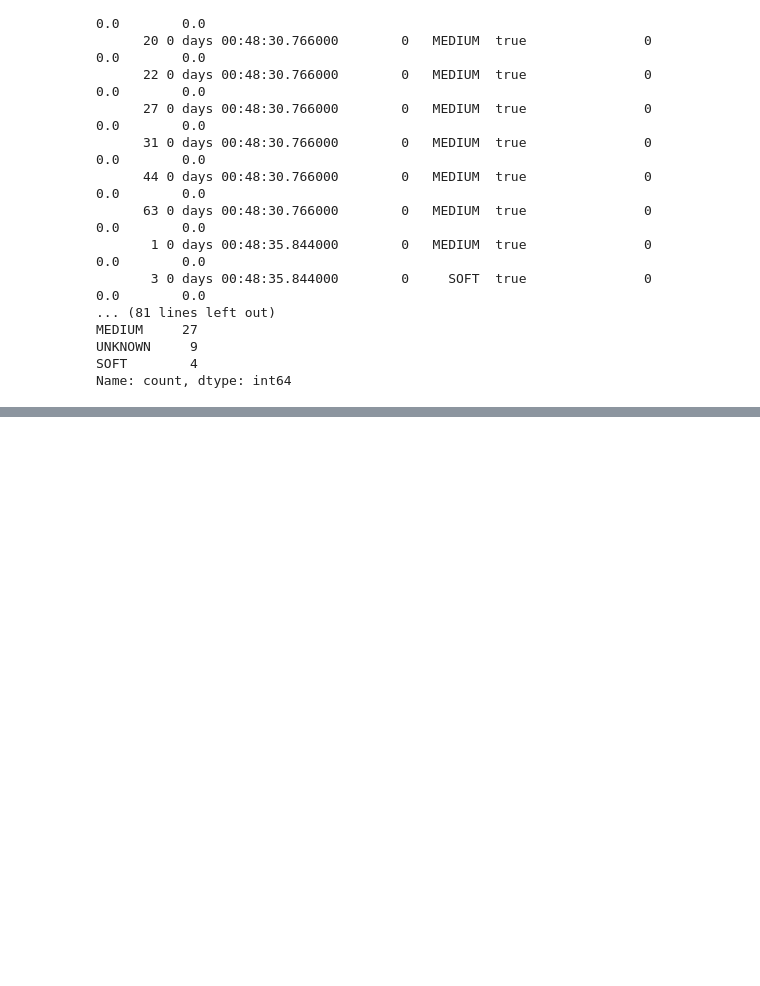
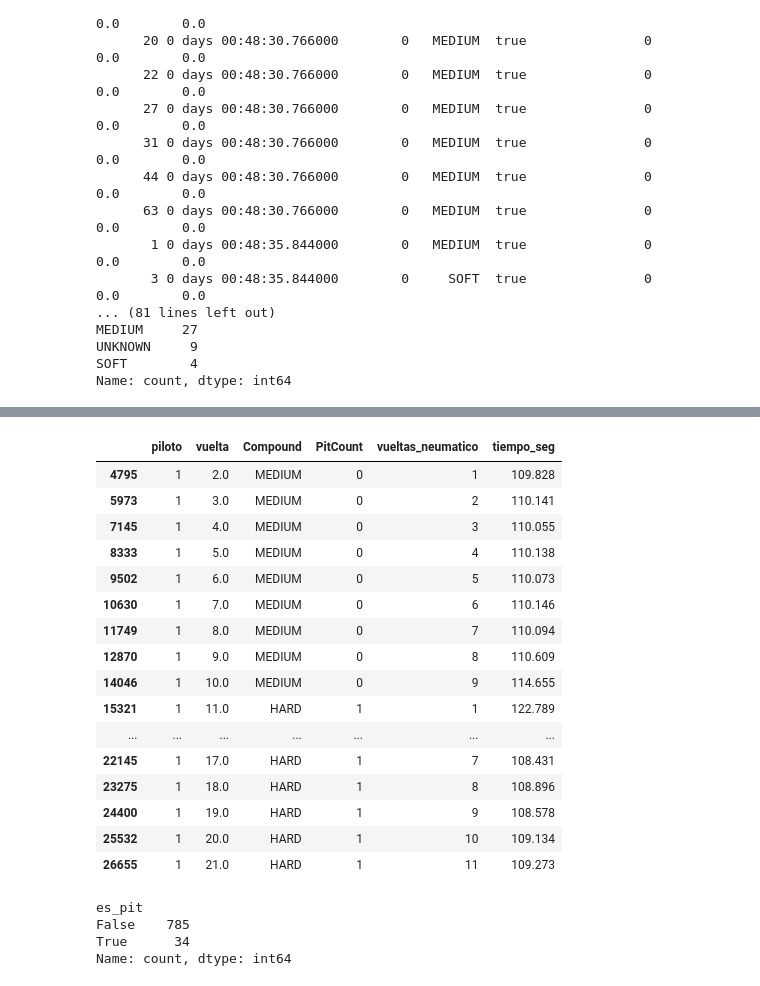
Before and after one commit to maipochettino/simuladorf1, a Jupyter notebook: notebooks/f1_strategy_bot.ipynb, the cells around one changed output, grey strips where cells are left out. Saved outputs shown, nothing was run; the diff lists cells and outputs as text; code cells hidden in the pictures; blank space fills up the shorter version.

```diff
--- a/notebooks/f1_strategy_bot.ipynb
+++ b/notebooks/f1_strategy_bot.ipynb
@@ -332,0 +495,59 @@ Name: count, dtype: int64
+# %%
+vueltas_con_neumaticos = vueltas_con_neumaticos.sort_values(
+    ["piloto", "PitCount", "vuelta"]
+).copy()
+
+vueltas_con_neumaticos["vueltas_neumatico"] = (
+    vueltas_con_neumaticos
+    .groupby(["piloto", "PitCount"])
+    .cumcount() + 1
+)
+
+vueltas_con_neumaticos[
+    [
+        "piloto",
+        "vuelta",
+        "Compound",
+        "PitCount",
+        "vueltas_neumatico",
+        "tiempo_seg"
+    ]
+].head(20)
+# %% [output]
+|  | piloto | vuelta | Compound | PitCount | vueltas_neumatico | tiempo_seg |
+| 4795 | 1 | 2.0 | MEDIUM | 0 | 1 | 109.828 |
+| 5973 | 1 | 3.0 | MEDIUM | 0 | 2 | 110.141 |
+| 7145 | 1 | 4.0 | MEDIUM | 0 | 3 | 110.055 |
+| 8333 | 1 | 5.0 | MEDIUM | 0 | 4 | 110.138 |
+| 9502 | 1 | 6.0 | MEDIUM | 0 | 5 | 110.073 |
+| 10630 | 1 | 7.0 | MEDIUM | 0 | 6 | 110.146 |
+| 11749 | 1 | 8.0 | MEDIUM | 0 | 7 | 110.094 |
+| 12870 | 1 | 9.0 | MEDIUM | 0 | 8 | 110.609 |
+| 14046 | 1 | 10.0 | MEDIUM | 0 | 9 | 114.655 |
+| 15321 | 1 | 11.0 | HARD | 1 | 1 | 122.789 |
+| ... | ... | ... | ... | ... | ... | ... |
+| 22145 | 1 | 17.0 | HARD | 1 | 7 | 108.431 |
+| 23275 | 1 | 18.0 | HARD | 1 | 8 | 108.896 |
+| 24400 | 1 | 19.0 | HARD | 1 | 9 | 108.578 |
+| 25532 | 1 | 20.0 | HARD | 1 | 10 | 109.134 |
+| 26655 | 1 | 21.0 | HARD | 1 | 11 | 109.273 |
+# %%
+vueltas_con_neumaticos["PitCount"] = pd.to_numeric(
+    vueltas_con_neumaticos["PitCount"],
+    errors="coerce"
+)
+
+vueltas_con_neumaticos["es_pit"] = (
+    vueltas_con_neumaticos
+    .groupby("piloto")["PitCount"]
+    .diff()
+    .fillna(0)
+    .gt(0)
+)
+
+print(vueltas_con_neumaticos["es_pit"].value_counts())
+# %% [output]
+es_pit
+False    785
+True      34
+Name: count, dtype: int64
```
Also changed, not shown: parts of 29 cells of this notebook.
